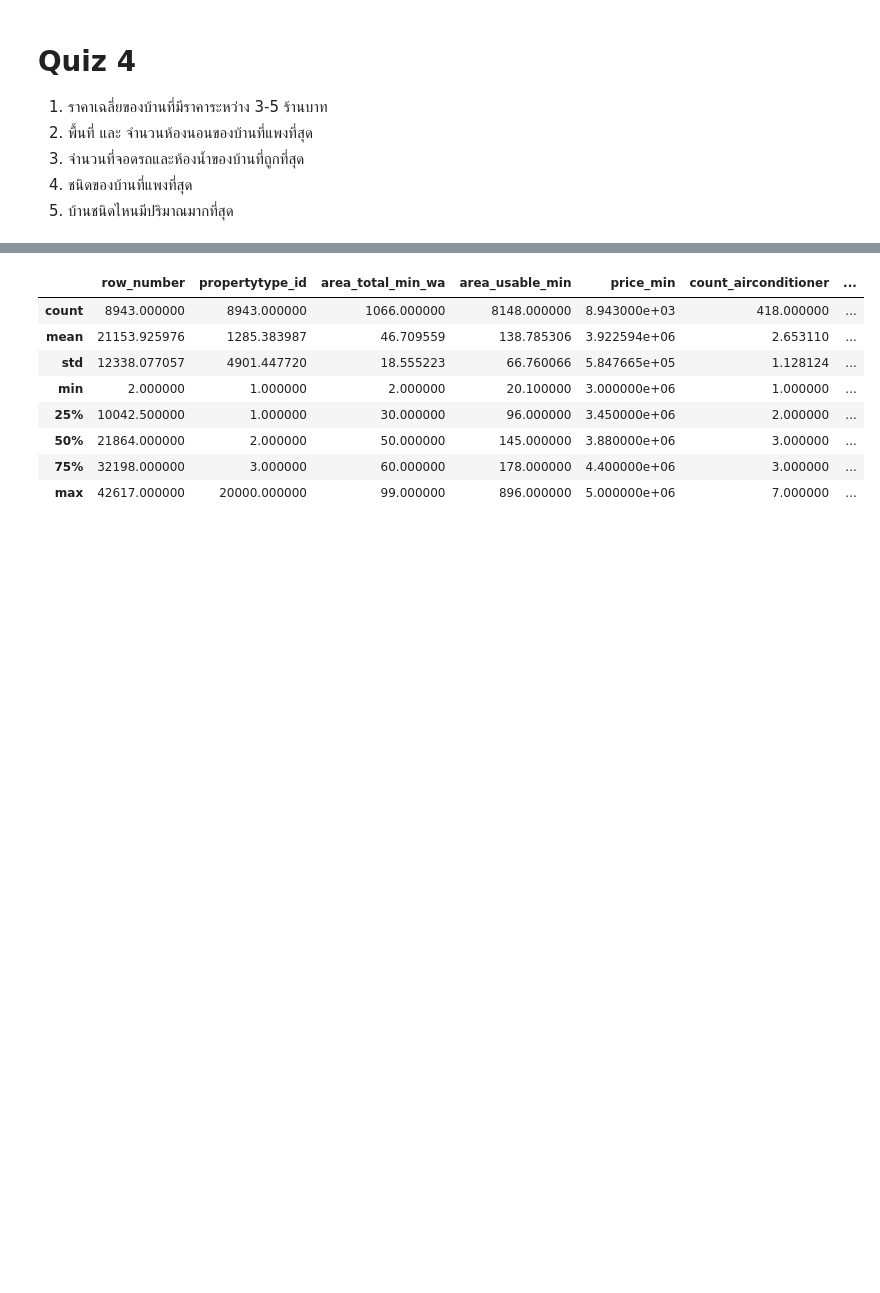
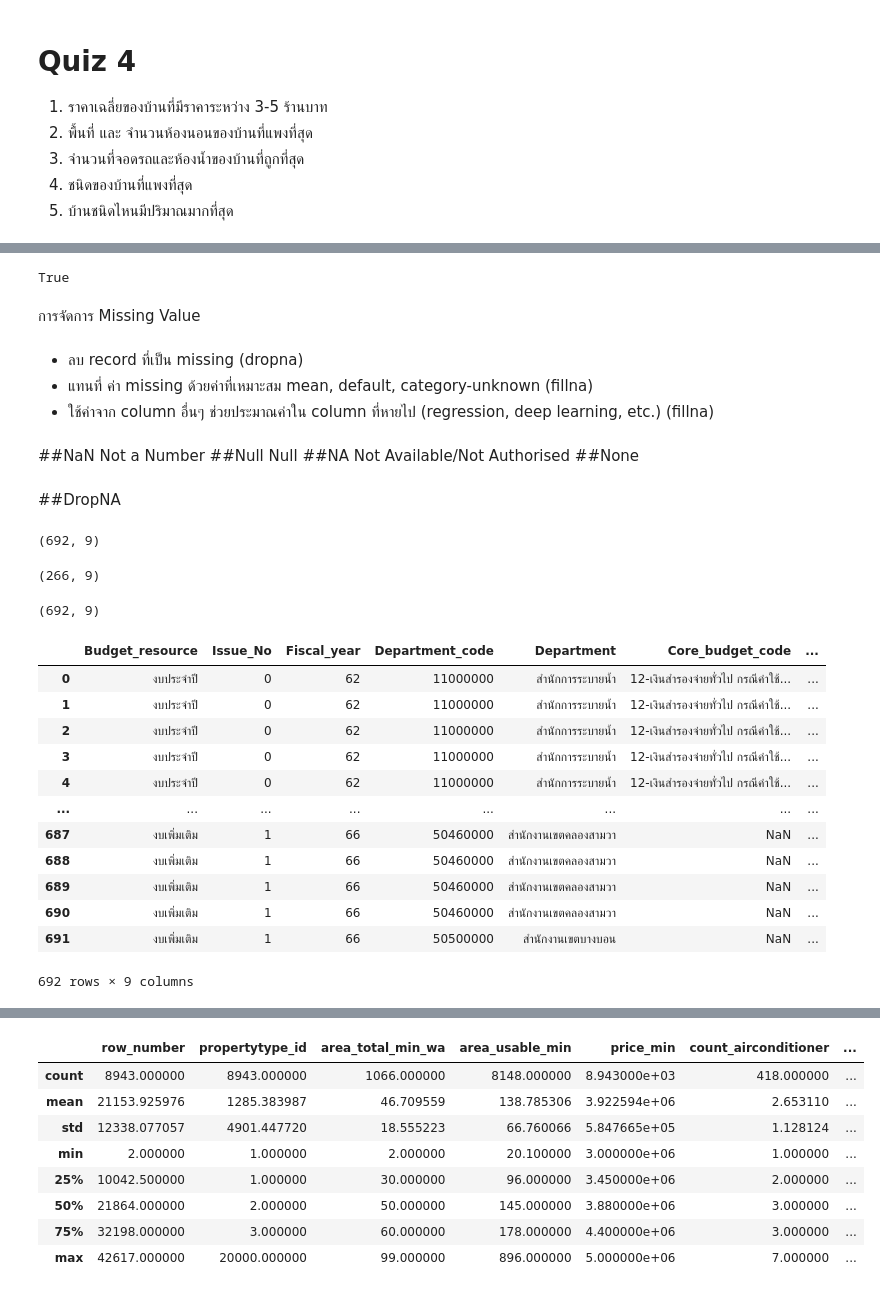
Before and after one commit to Penpitcha0634/python_dataviz2023, a Jupyter notebook: Pandas101.ipynb, the cells around one changed output, grey strips where cells are left out. Saved outputs shown, nothing was run; the diff lists cells and outputs as text; code cells hidden in the pictures; blank space fills up the shorter version.

```diff
--- a/Pandas101.ipynb
+++ b/Pandas101.ipynb
@@ -296,0 +319,45 @@ data1[data1['price_min'] > 10000000].describe()
+# %%
+data1.isnull().any().any()  #.any เอาค่าจริงใน column มา or กันทั้งหมด แล้วก็เอาค่านั้นมา or กันอีกที
+# %% [output]
+True
+# %% [markdown]
+การจัดการ Missing Value
+# %% [markdown]
+- ลบ record ที่เป็น missing (dropna)
+- แทนที่ ค่า missing ด้วยค่าที่เหมาะสม mean, default, category-unknown (fillna)
+- ใช้ค่าจาก column อื่นๆ ช่วยประมาณค่าใน column ที่หายไป (regression, deep learning, etc.) (fillna)
+# %% [markdown]
+##NaN Not a Number
+##Null Null
+##NA Not Available/Not Authorised
+##None
+# %% [markdown]
+##DropNA
+# %%
+data1.shape
+# %% [output]
+(692, 9)
+# %%
+data1.dropna().shape
+# %% [output]
+(266, 9)
+# %%
+data1.dropna(subset=['Fiscal_year']).shape #ลบ missing จะใช้ dropna เพราะข้อมูลจะหายน้อย
+# %% [output]
+(692, 9)
+# %%
+data1.dropna(subset=['Fiscal_year'])  #วิธีที่ 1 ทำแบบไม่มีตัวแปรมารับมันจะไม่อัพเดต
+# %% [output]
+|  | Budget_resource | Issue_No | Fiscal_year | Department_code | Department | Core_budget_code | ... |
+| 0 | งบประจำปี | 0 | 62 | 11000000 | สำนักการระบายน้ำ | 12-เงินสำรองจ่ายทั่วไป กรณีค่าใช้... | ... |
+| 1 | งบประจำปี | 0 | 62 | 11000000 | สำนักการระบายน้ำ | 12-เงินสำรองจ่ายทั่วไป กรณีค่าใช้... | ... |
+| 2 | งบประจำปี | 0 | 62 | 11000000 | สำนักการระบายน้ำ | 12-เงินสำรองจ่ายทั่วไป กรณีค่าใช้... | ... |
+| 3 | งบประจำปี | 0 | 62 | 11000000 | สำนักการระบายน้ำ | 12-เงินสำรองจ่ายทั่วไป กรณีค่าใช้... | ... |
+| 4 | งบประจำปี | 0 | 62 | 11000000 | สำนักการระบายน้ำ | 12-เงินสำรองจ่ายทั่วไป กรณีค่าใช้... | ... |
+| ... | ... | ... | ... | ... | ... | ... | ... |
+| 687 | งบเพิ่มเติม | 1 | 66 | 50460000 | สำนักงานเขตคลองสามวา | NaN | ... |
+| 688 | งบเพิ่มเติม | 1 | 66 | 50460000 | สำนักงานเขตคลองสามวา | NaN | ... |
+| 689 | งบเพิ่มเติม | 1 | 66 | 50460000 | สำนักงานเขตคลองสามวา | NaN | ... |
+| 690 | งบเพิ่มเติม | 1 | 66 | 50460000 | สำนักงานเขตคลองสามวา | NaN | ... |
+| 691 | งบเพิ่มเติม | 1 | 66 | 50500000 | สำนักงานเขตบางบอน | NaN | ... |
+692 rows × 9 columns
```
Also changed, not shown: parts of 27 cells of this notebook.
